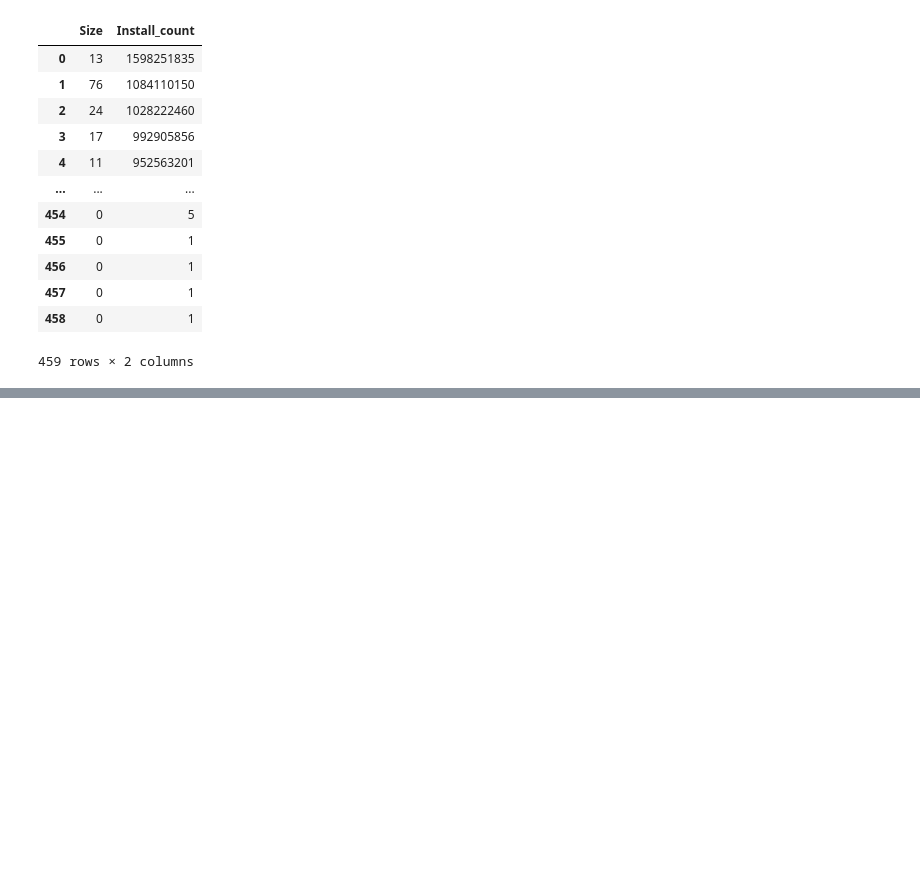
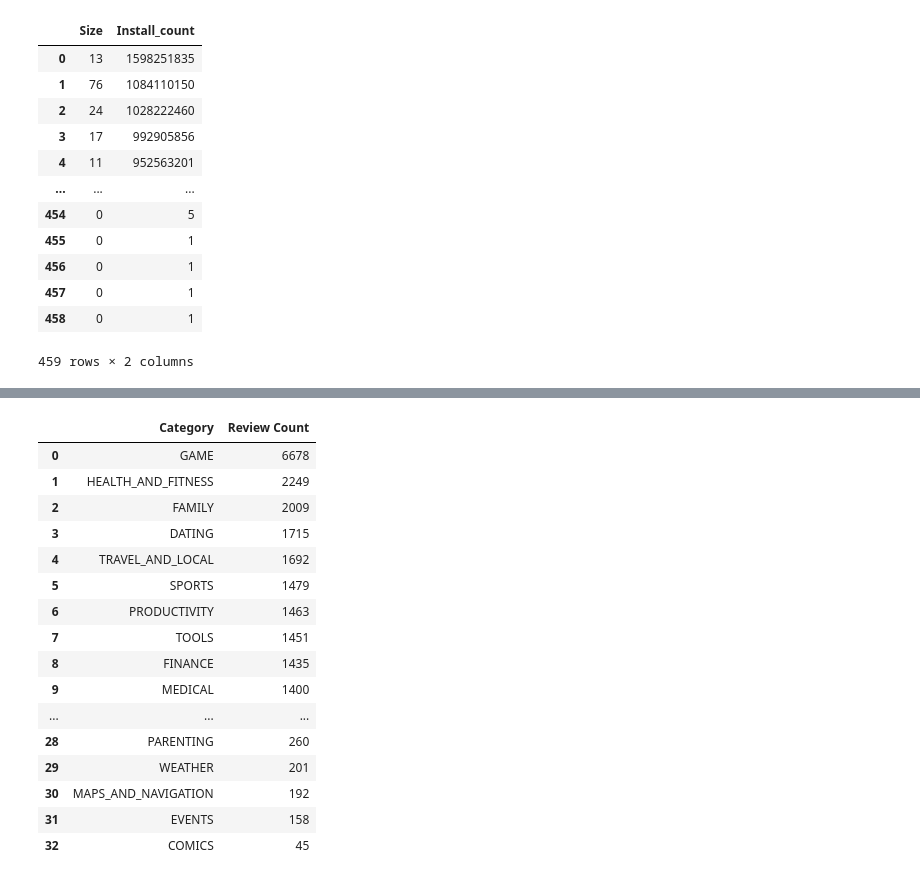
Before and after one commit to lokeshtokas/EDA-Play-Store, a Jupyter notebook: Play_Store_App_Review_Analysis_Capstone_Project.ipynb, the cells around one changed output, grey strips where cells are left out. Drawn from its saved outputs; the diff is of its cells as text; code cells hidden in the pictures; blank space fills up the shorter version.

```diff
--- a/Play_Store_App_Review_Analysis_Capstone_Project.ipynb
+++ b/Play_Store_App_Review_Analysis_Capstone_Project.ipynb
@@ -737,0 +788,2 @@ fig.show()
+# %%
+data_reviews.dropna(subset=['Translated_Review'], how='all', inplace=True)
@@ -737,0 +825,21 @@ fig.show()
+# %%
+cat_review = data_reviews.groupby(['Category'])['App'].count().sort_values(ascending=False).reset_index(name = 'Review Count')
+cat_review
+# %% [output]
+|  | Category | Review Count |
+| 0 | GAME | 6678 |
+| 1 | HEALTH_AND_FITNESS | 2249 |
+| 2 | FAMILY | 2009 |
+| 3 | DATING | 1715 |
+| 4 | TRAVEL_AND_LOCAL | 1692 |
+| 5 | SPORTS | 1479 |
+| 6 | PRODUCTIVITY | 1463 |
+| 7 | TOOLS | 1451 |
+| 8 | FINANCE | 1435 |
+| 9 | MEDICAL | 1400 |
+| ... | ... | ... |
+| 28 | PARENTING | 260 |
+| 29 | WEATHER | 201 |
+| 30 | MAPS_AND_NAVIGATION | 192 |
+| 31 | EVENTS | 158 |
+| 32 | COMICS | 45 |
```
Also changed, not shown: parts of 11 cells of this notebook.
